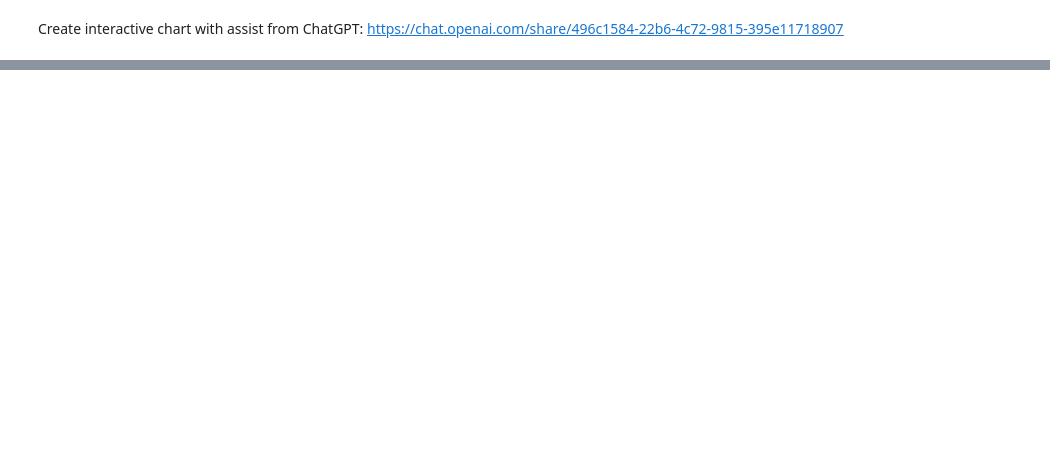
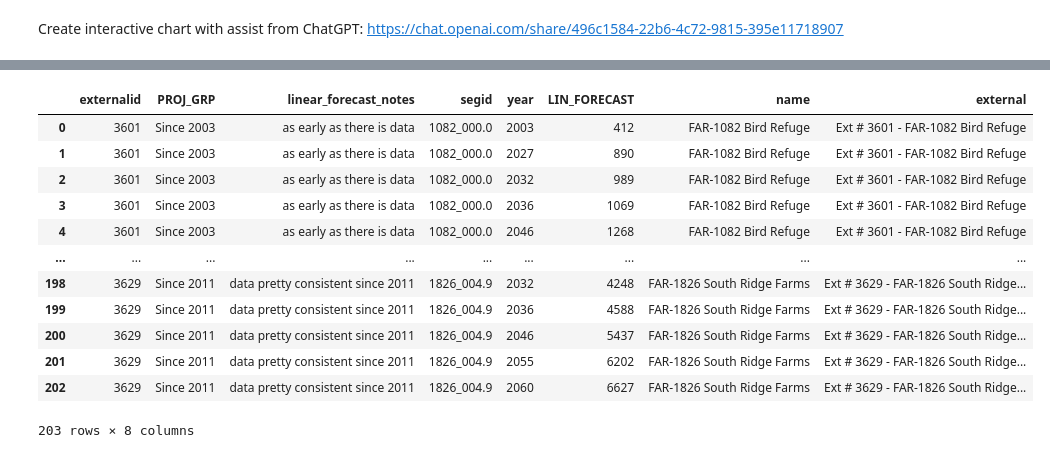
Before and after one commit to WFRCAnalytics/TDM-INP-External-Forecasts, a Jupyter notebook: 4-Finalize-Forecasts.ipynb, the cells around one changed output, grey strips where cells are left out. Saved outputs shown, nothing was run; the diff lists cells and outputs as text; code cells hidden in the pictures; blank space fills up the shorter version.

Commit message:
Continue forecast process

```diff
--- a/4-Finalize-Forecasts.ipynb
+++ b/4-Finalize-Forecasts.ipynb
@@ -238,0 +139,49 @@ HBox(children=(Dropdown(description='external:', options=('Ext # 3601 - FAR-1082
+# %%
+selected_forecast_df = pd.DataFrame([
+    [3601, 'Since 2003', 'as early as there is data'                                                                                    ],
+    [3602, 'Since 1981', 'as early as there is data, and trying not to get too high when using 2002 or higher'                          ],
+    [3603, 'Since 2016', 'trying to split difference between forecast using earlier data and forecast using 2020+ data'                 ],
+    [3604, 'Since 1981', 'as early as there is data, trend looks pretty consistent over time'                                           ],
+    [3605, 'Since 2002', 'earlier data jumps areound too much'                                                                          ],
+    [3606, 'Since 1981', 'as early as there is data, trend looks pretty consistent over time'                                           ],
+    [3607, 'Since 2007', 'data does not look consistent till 2007'                                                                      ],
+    [3608, 'Since 1981', 'as early as there is data, trend looks pretty consistent over time'                                           ],
+    [3609, 'Since 1981', 'as early as there is data, trend looks pretty consistent over time'                                           ],
+    [3610, 'No Data'   , ''                                                                                                             ],
+    [3611, 'Since 1981', 'as early as there is data, trend looks pretty consistent over time'                                           ],
+    [3612, 'Since 1981', 'as early as there is data, trend looks pretty consistent over time'                                           ],
+    [3613, 'Since 2009', 'pre 2009 data is much higher than post 2009 data'                                                             ],
+    [3614, 'Since 1981', 'as early as there is data, trend looks pretty consistent over time'                                           ],
+    [3615, 'Since 2007', 'erratic data. 2007 tries to split difference between 2004-2012 data and 2013-2023 data'                       ],
+    [3616, 'Since 2006', 'data pretty consistent since 2006'                                                                            ],
+    [3617, 'Since 2011', 'data pretty consistent since 2011'                                                                            ],
+    [3618, 'Since 2007', 'data pretty consistent since 2007, but forecast from 1981 is much higher than 2007-2023 data'                 ],
+    [3619, 'No Data'   , ''                                                                                                             ],
+    [3620, 'Since 1981', 'as early as there is data, trend looks pretty consistent over time'                                           ],
+    [3621, 'No Data'   , ''                                                                                                             ],
+    [3622, 'No Data'   , ''                                                                                                             ],
+    [3623, 'Since 1981', 'as early as there is data, trend looks pretty consistent over time. outlier in 1983 does not change the trend'],
+    [3624, 'Since 1990', 'data pretty consistent since 2017, but puts forecast too high'                                                ],
+    [3625, 'No Data'   , ''                                                                                                             ],
+    [3626, 'Since 1981', 'as early as there is data, despite some variation early on, trend looks pretty consistent over time'          ],
+    [3627, 'No Data'   , ''                                                                                                             ],
+    [3628, 'Since 1984', 'as early as there is data, trend looks pretty consistent over time except for past two years, keep eye on it' ],
+    [3629, 'Since 2011', 'data pretty consistent since 2011'                                                                            ]
+], columns=['externalid','PROJ_GRP', 'linear_forecast_notes'])
+
+linear_forecast_selected_df = pd.merge(selected_forecast_df, linear_forecast_df, on=['externalid','PROJ_GRP'])
+linear_forecast_selected_df
+# %% [output]
+|  | externalid | PROJ_GRP | linear_forecast_notes | segid | year | LIN_FORECAST | name | external |
+| 0 | 3601 | Since 2003 | as early as there is data | 1082_000.0 | 2003 | 412 | FAR-1082 Bird Refuge | Ext # 3601 - FAR-1082 Bird Refuge |
+| 1 | 3601 | Since 2003 | as early as there is data | 1082_000.0 | 2027 | 890 | FAR-1082 Bird Refuge | Ext # 3601 - FAR-1082 Bird Refuge |
+| 2 | 3601 | Since 2003 | as early as there is data | 1082_000.0 | 2032 | 989 | FAR-1082 Bird Refuge | Ext # 3601 - FAR-1082 Bird Refuge |
+| 3 | 3601 | Since 2003 | as early as there is data | 1082_000.0 | 2036 | 1069 | FAR-1082 Bird Refuge | Ext # 3601 - FAR-1082 Bird Refuge |
+| 4 | 3601 | Since 2003 | as early as there is data | 1082_000.0 | 2046 | 1268 | FAR-1082 Bird Refuge | Ext # 3601 - FAR-1082 Bird Refuge |
+| ... | ... | ... | ... | ... | ... | ... | ... | ... |
+| 198 | 3629 | Since 2011 | data pretty consistent since 2011 | 1826_004.9 | 2032 | 4248 | FAR-1826 South Ridge Farms | Ext # 3629 - FAR-1826 South Ridge... |
+| 199 | 3629 | Since 2011 | data pretty consistent since 2011 | 1826_004.9 | 2036 | 4588 | FAR-1826 South Ridge Farms | Ext # 3629 - FAR-1826 South Ridge... |
+| 200 | 3629 | Since 2011 | data pretty consistent since 2011 | 1826_004.9 | 2046 | 5437 | FAR-1826 South Ridge Farms | Ext # 3629 - FAR-1826 South Ridge... |
+| 201 | 3629 | Since 2011 | data pretty consistent since 2011 | 1826_004.9 | 2055 | 6202 | FAR-1826 South Ridge Farms | Ext # 3629 - FAR-1826 South Ridge... |
+| 202 | 3629 | Since 2011 | data pretty consistent since 2011 | 1826_004.9 | 2060 | 6627 | FAR-1826 South Ridge Farms | Ext # 3629 - FAR-1826 South Ridge... |
+203 rows × 8 columns
```
Also changed, not shown: parts of 10 cells of this notebook, 7 other files.
